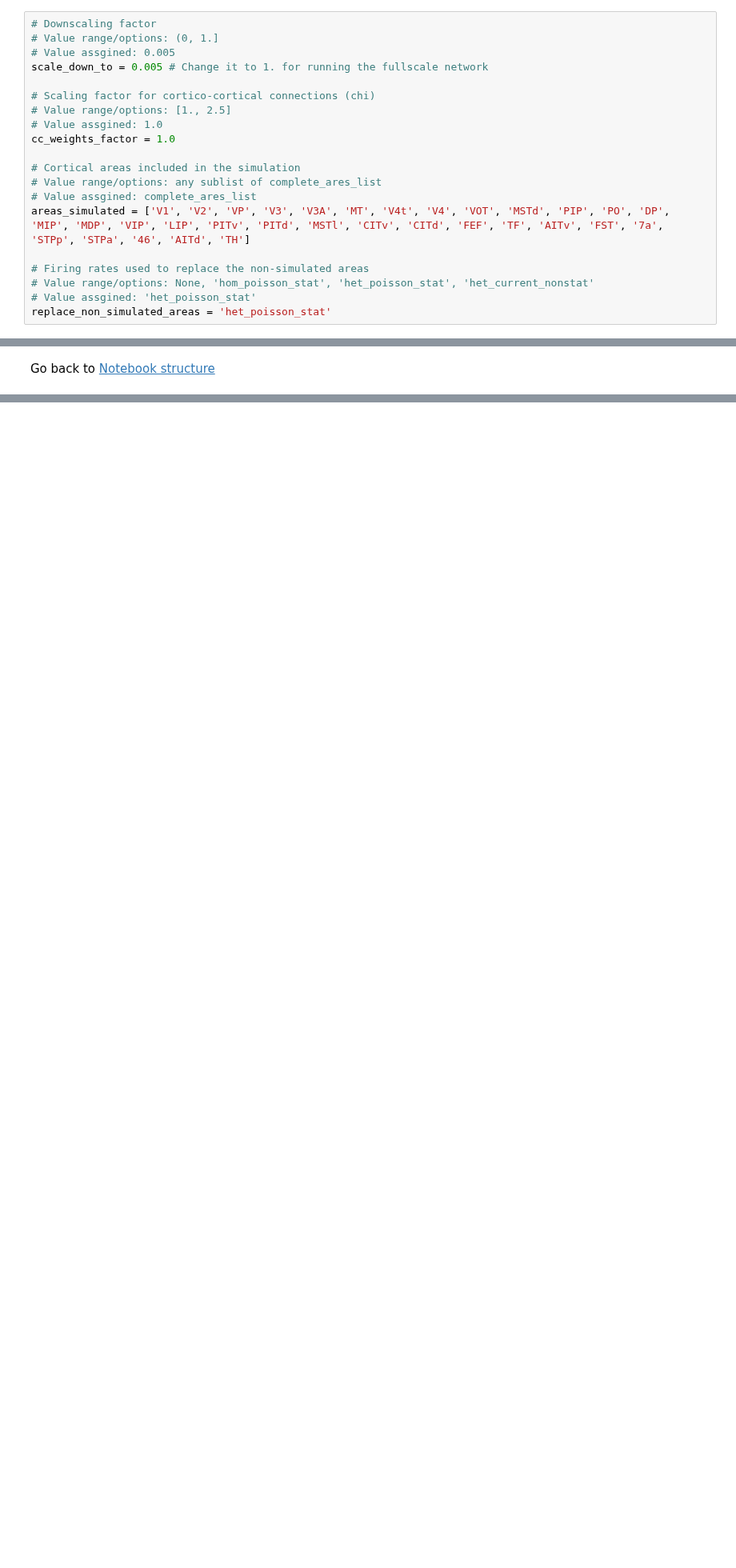
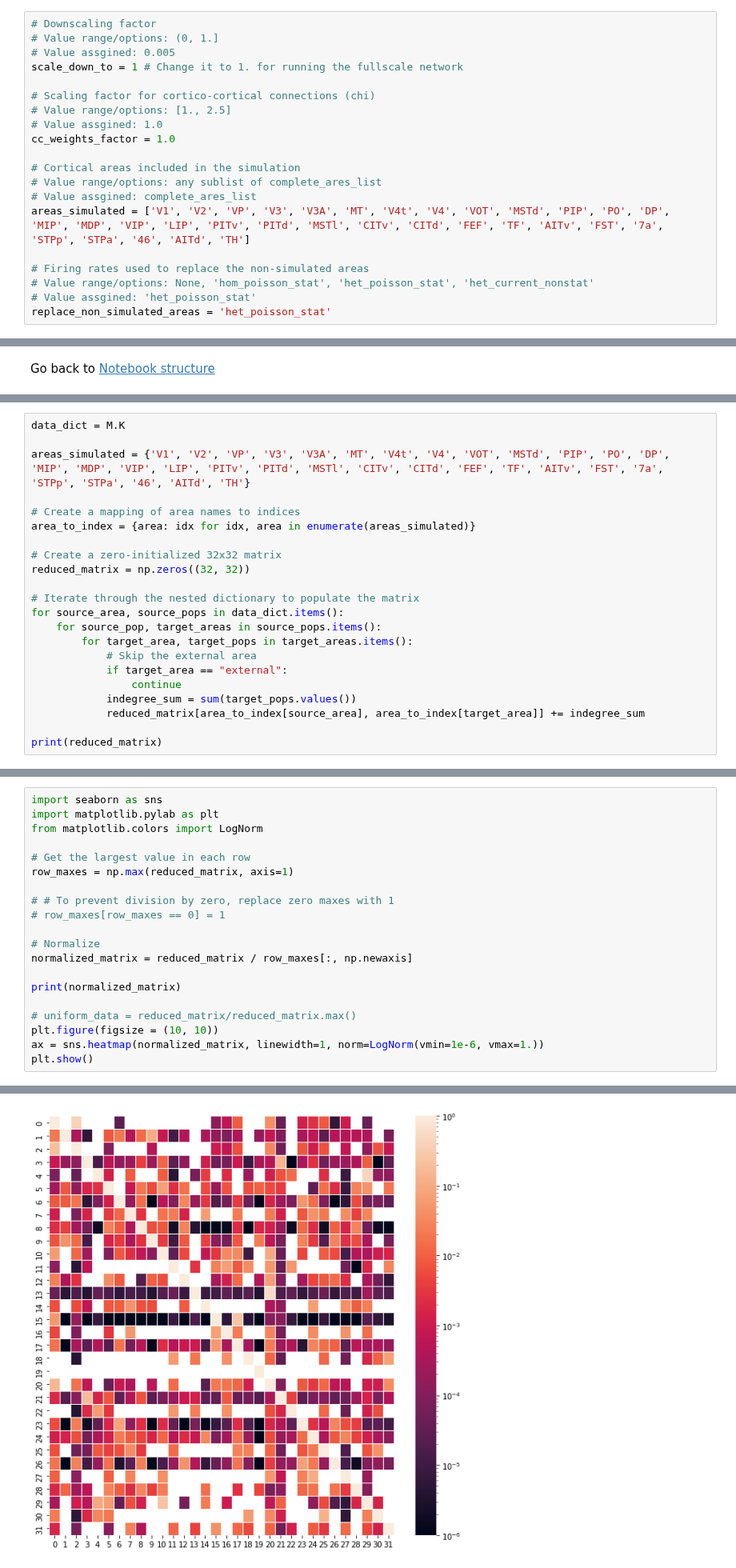
Before and after one commit to INM-6/multi-area-model, a Jupyter notebook: multi-area-model.ipynb, the cells around one changed output, grey strips where cells are left out. Shown at 80% size. Cells and saved outputs as stored; diff of their text form; blank space fills up the shorter version.

```diff
--- a/multi-area-model.ipynb
+++ b/multi-area-model.ipynb
@@ -101,7 +101,7 @@ The paramter `replace_non_simulated_areas` defines how non-simulated areas will
 # Downscaling factor
 # Value range/options: (0, 1.]
 # Value assgined: 0.005
-scale_down_to = 0.005 # Change it to 1. for running the fullscale network
+scale_down_to = 1 # Change it to 1. for running the fullscale network
 
 # Scaling factor for cortico-cortical connections (chi)
 # Value range/options: [1., 2.5]
@@ -221,0 +223,22 @@ The connectivity and neuron numbers are stored in the attributes of the model cl
+# %%
+data_dict = M.K
+
+areas_simulated = {'V1', 'V2', 'VP', 'V3', 'V3A', 'MT', 'V4t', 'V4', 'VOT', 'MSTd', 'PIP', 'PO', 'DP', 'MIP', 'MDP', 'VIP', 'LIP', 'PITv', 'PITd', 'MSTl', 'CITv', 'CITd', 'FEF', 'TF', 'AITv', 'FST', '7a', 'STPp', 'STPa', '46', 'AITd', 'TH'}
+
+# Create a mapping of area names to indices
+area_to_index = {area: idx for idx, area in enumerate(areas_simulated)}
+
+# Create a zero-initialized 32x32 matrix
+reduced_matrix = np.zeros((32, 32))
+
+# Iterate through the nested dictionary to populate the matrix
+for source_area, source_pops in data_dict.items():
+    for source_pop, target_areas in source_pops.items():
+        for target_area, target_pops in target_areas.items():
+            # Skip the external area
+            if target_area == "external":
+                continue
+            indegree_sum = sum(target_pops.values())
+            reduced_matrix[area_to_index[source_area], area_to_index[target_area]] += indegree_sum
+
+print(reduced_matrix)
@@ -221,0 +259,21 @@ The connectivity and neuron numbers are stored in the attributes of the model cl
+# %%
+import seaborn as sns
+import matplotlib.pylab as plt
+from matplotlib.colors import LogNorm
+
+# Get the largest value in each row
+row_maxes = np.max(reduced_matrix, axis=1)
+
+# # To prevent division by zero, replace zero maxes with 1
+# row_maxes[row_maxes == 0] = 1
+
+# Normalize
+normalized_matrix = reduced_matrix / row_maxes[:, np.newaxis]
+
+print(normalized_matrix)
+
+# uniform_data = reduced_matrix/reduced_matrix.max()
+plt.figure(figsize = (10, 10))
+ax = sns.heatmap(normalized_matrix, linewidth=1, norm=LogNorm(vmin=1e-6, vmax=1.))
+plt.show()
+# %% [output]
@@ -221,0 +293 @@ The connectivity and neuron numbers are stored in the attributes of the model cl
+[figure, added]
```
Also changed, not shown: parts of 16 cells of this notebook, 1 other file.
